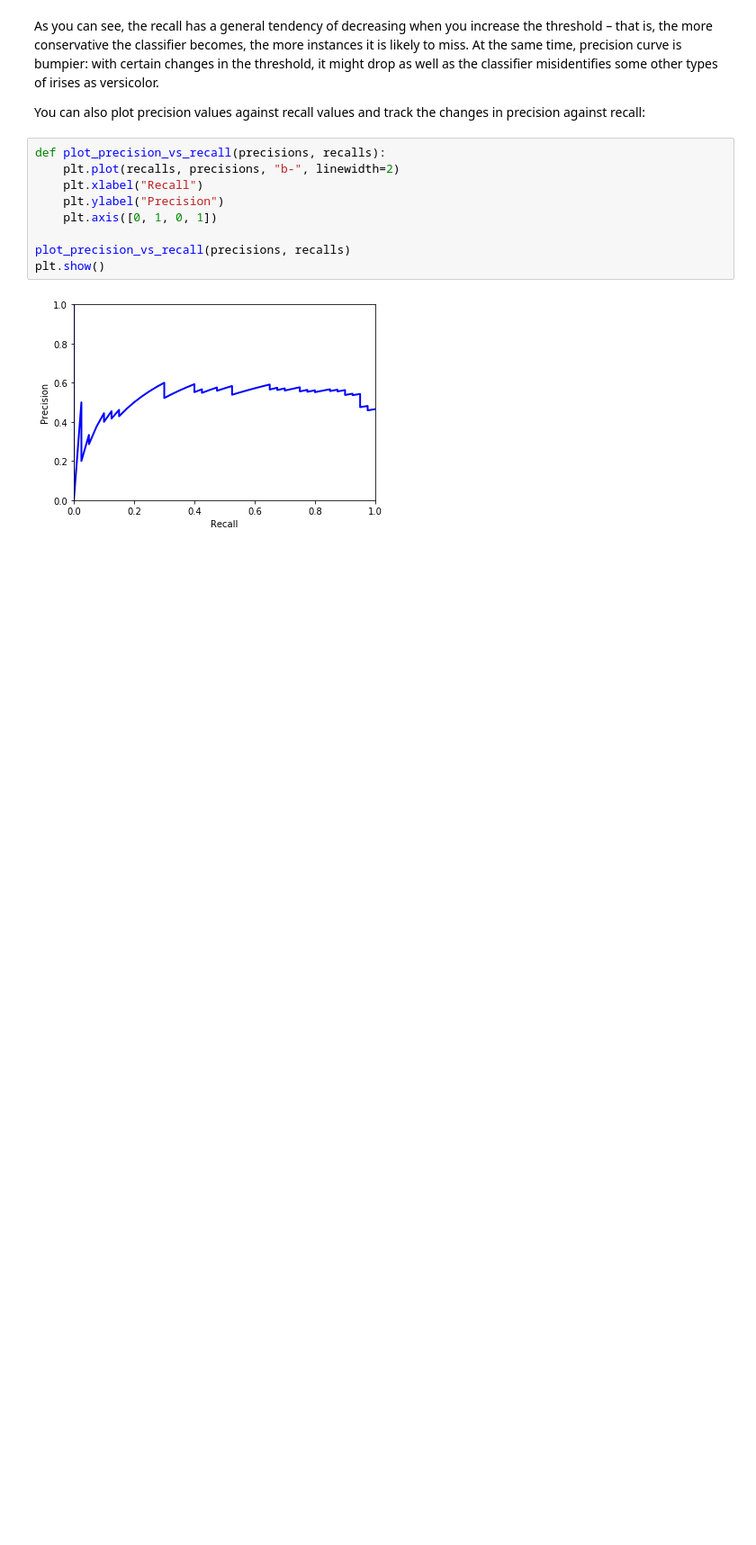
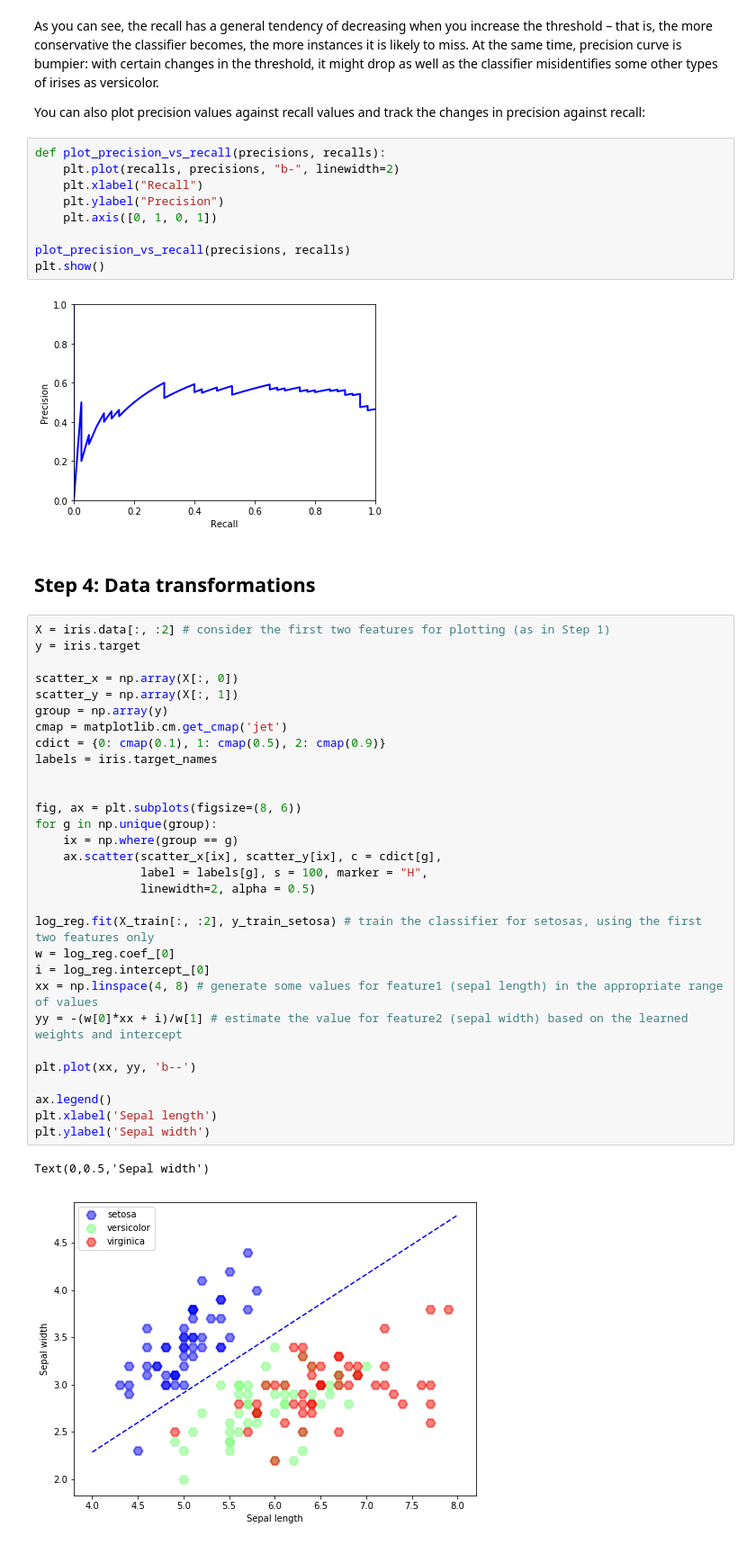
Before and after one commit to joecode0/Data-Science-Assignments, a Jupyter notebook: practical2/notes/practical2_notes.ipynb, the cells around one changed output. Shown at 90% size. Saved outputs shown, nothing was run; the diff lists cells and outputs as text; blank space fills up the shorter version.

```diff
--- a/practical2/practical2_notes.ipynb
+++ b/practical2/notes/practical2_notes.ipynb
@@ -535,3 +522,38 @@ plot_precision_vs_recall(precisions, recalls)
 plt.show()
 # %% [output]
 [figure]
+# %% [markdown]
+## Step 4: Data transformations
+# %%
+X = iris.data[:, :2] # consider the first two features for plotting (as in Step 1)
+y = iris.target
+
+scatter_x = np.array(X[:, 0])
+scatter_y = np.array(X[:, 1])
+group = np.array(y)
+cmap = matplotlib.cm.get_cmap('jet')
+cdict = {0: cmap(0.1), 1: cmap(0.5), 2: cmap(0.9)}
+labels = iris.target_names
+
+
+fig, ax = plt.subplots(figsize=(8, 6))
+for g in np.unique(group):
+    ix = np.where(group == g)
+    ax.scatter(scatter_x[ix], scatter_y[ix], c = cdict[g],
+               label = labels[g], s = 100, marker = "H",
+               linewidth=2, alpha = 0.5)
+
+log_reg.fit(X_train[:, :2], y_train_setosa) # train the classifier for setosas, using the first two features only
+w = log_reg.coef_[0]
+i = log_reg.intercept_[0]
+xx = np.linspace(4, 8) # generate some values for feature1 (sepal length) in the appropriate range of values
+yy = -(w[0]*xx + i)/w[1] # estimate the value for feature2 (sepal width) based on the learned weights and intercept
+
+plt.plot(xx, yy, 'b--')
+
+ax.legend()
+plt.xlabel('Sepal length')
+plt.ylabel('Sepal width')
+# %% [output]
+Text(0,0.5,'Sepal width')
+[figure, added]
```
Also changed, not shown: parts of 10 cells of this notebook.
